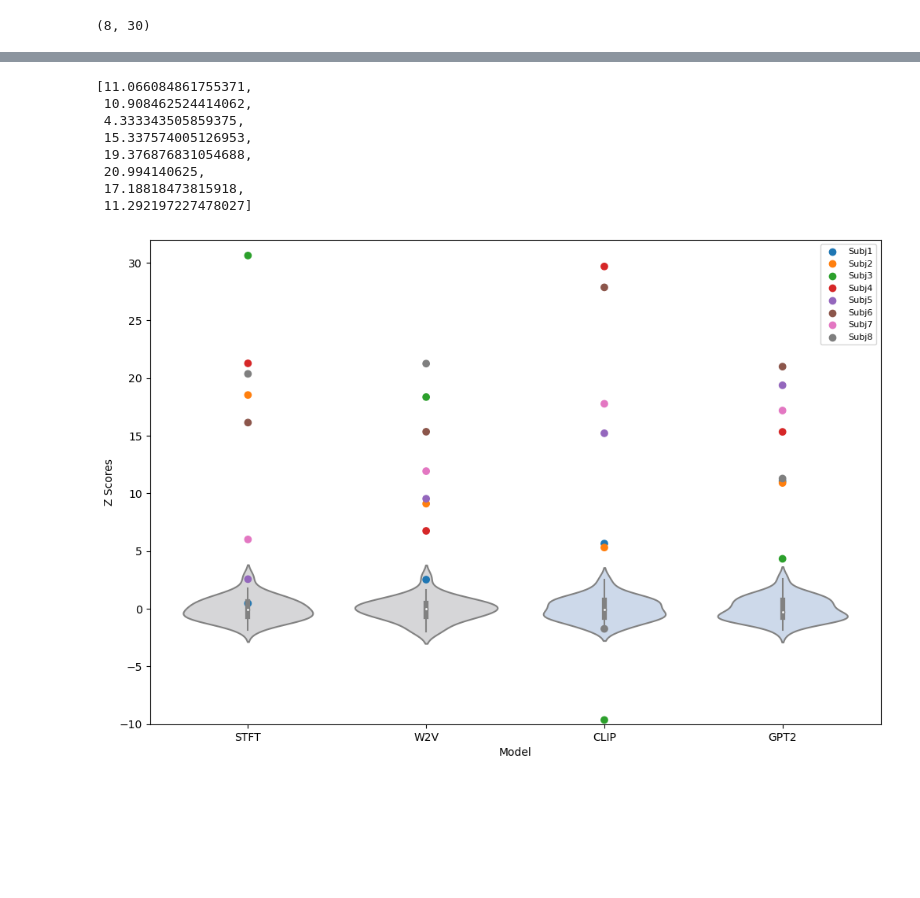
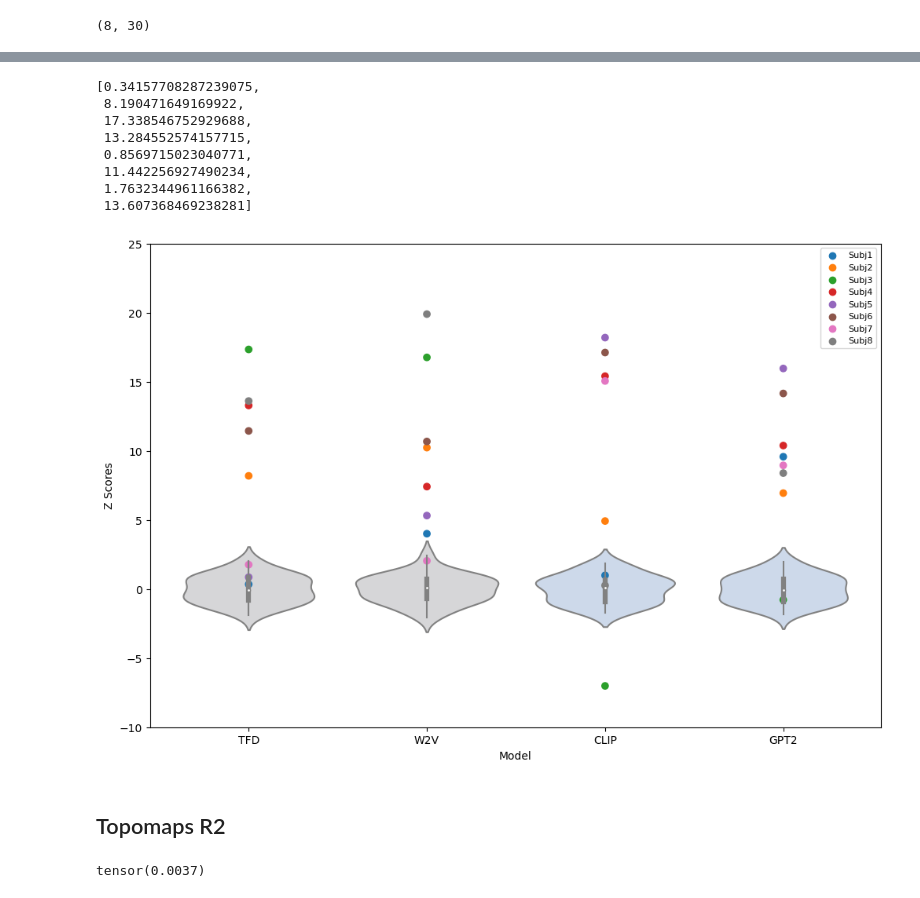
Before and after one commit to mattciff5/spect-to-meg, a Jupyter notebook: code/run_comparison2.ipynb, the cells around one changed output, grey strips where cells are left out. Saved outputs shown, nothing was run; the diff lists cells and outputs as text; code cells hidden in the pictures; blank space fills up the shorter version.

```diff
--- a/code/run_comparison2.ipynb
+++ b/code/run_comparison2.ipynb
@@ -48,6 +48,11 @@ mean_r2_complete_subj_stft = get_mean_from_subjects_metrics(df_stft, "modified_r
 mean_r2_complete_subj_w2v = get_mean_from_subjects_metrics(df_w2v, "modified_r2", "complete")
 mean_r2_complete_subj_clip = get_mean_from_subjects_metrics(df_clip, "modified_r2", "complete")
 mean_r2_complete_subj_gpt = get_mean_from_subjects_metrics(df_gpt, "modified_r2", "complete")
+# %%
+mean_pc_complete_subj_stft = get_mean_from_subjects_metrics(df_stft, "pearson_corr", "complete")
+mean_pc_complete_subj_w2v = get_mean_from_subjects_metrics(df_w2v, "pearson_corr", "complete")
+mean_pc_complete_subj_clip = get_mean_from_subjects_metrics(df_clip, "pearson_corr", "complete")
+mean_pc_complete_subj_gpt = get_mean_from_subjects_metrics(df_gpt, "pearson_corr", "complete")
 # %%
 mean_r2_complete_subj = get_mean_from_subjects_metrics(df_stft, "modified_r2", "complete")
 mean_r2_delta_subj = get_mean_from_subjects_metrics(df_stft, "modified_r2", "delta")
@@ -289,9 +337,9 @@ correlations.shape:  (208,)
 ## Violinplot
 # %%
 null_distr_clip_mean = np.mean(null_distr_clip, 1)
-null_distr_stft_mean = np.mean(null_distr_stft[0:-1], 1)
+null_distr_stft_mean = np.mean(null_distr_stft, 1)
 null_distr_gpt_mean = np.mean(null_distr_gpt, 1)
-null_distr_w2v_mean = np.mean(null_distr_w2v[0:-1], 1)
+null_distr_w2v_mean = np.mean(null_distr_w2v, 1)
 
 
 def get_mean_from_channels_metrics(df, column, band):
@@ -307,8 +355,8 @@ def get_mean_from_channels_metrics(df, column, band):
     return mean_channels
 
 
-mean_r2_complete_chann_stft = get_mean_from_channels_metrics(df_stft, "modified_r2", "complete")
-mean_r2_complete_chann_w2v = get_mean_from_channels_metrics(df_w2v, "modified_r2", "complete")
-mean_r2_complete_chann_clip = get_mean_from_channels_metrics(df_clip, "modified_r2", "complete")
-mean_r2_complete_chann_gpt = get_mean_from_channels_metrics(df_gpt, "modified_r2", "complete")
+mean_pc_complete_chann_stft = get_mean_from_channels_metrics(df_stft, "pearson_corr", "complete")
+mean_pc_complete_chann_w2v = get_mean_from_channels_metrics(df_w2v, "pearson_corr", "complete")
+mean_pc_complete_chann_clip = get_mean_from_channels_metrics(df_clip, "pearson_corr", "complete")
+mean_pc_complete_chann_gpt = get_mean_from_channels_metrics(df_gpt, "pearson_corr", "complete")
 # %%
@@ -335,23 +383,30 @@ for mod in range(num_models):
         baseline_mod.append(t)
     baseline_dist.append(baseline_mod)
 # %%
+# from scipy.stats import t
+
 z_models = []
+# z_models_t = []
 pval_models = []
 null_distr_model = [null_distr_stft_mean, null_distr_w2v_mean, null_distr_clip_mean, null_distr_gpt_mean]
-df_model_complete_chann = [mean_r2_complete_chann_stft, mean_r2_complete_chann_w2v, mean_r2_complete_chann_clip, mean_r2_complete_chann_gpt]
+df_model_complete_chann = [mean_pc_complete_chann_stft, mean_pc_complete_chann_w2v, mean_pc_complete_chann_clip, mean_pc_complete_chann_gpt]
 for mod in range(num_models):
     z = []
+    z_t_nic = []
     pval = []
     for i in range(act_subjects):
 
         media = null_distr_model[mod][i,:].mean()
         devstd = null_distr_model[mod][i,:].std()
 
-        t_st, p = ttest_1samp(null_distr_model[mod][i,:], df_model_complete_chann[mod][i])
-        t = float((df_model_complete_chann[mod][i] - media)/devstd)
-        z.append(t)
+        t_st, p = ttest_1samp(null_distr_model[mod][i,:], popmean=df_model_complete_chann[mod][i])
+        t_val = float((df_model_complete_chann[mod][i] - media)/devstd)
+        # t_values = t.ppf(1 - (p + 1e-8) / 2, 28)
+        # z_t_nic.append(t_values)
+        z.append(t_val)
         pval.append(p)
     z_models.append(z)
+    # z_models_t.append(z_t_nic)
     pval_models.append(pval)
 # %%
 choose_model = 3
@@ -385,45 +440,51 @@ print(np.std(pval_models[choose_model]))
 # %%
-z_models[3]
+z_models[choose_model]
 # %% [output]
-[11.066084861755371,
- 10.908462524414062,
- 4.333343505859375,
- 15.337574005126953,
- 19.376876831054688,
- 20.994140625,
- 17.18818473815918,
- 11.292197227478027]
+[0.34157708287239075,
+ 8.190471649169922,
+ 17.338546752929688,
+ 13.284552574157715,
+ 0.8569715023040771,
+ 11.442256927490234,
+ 1.7632344961166382,
+ 13.607368469238281]
 # %%
-model_list = ['STFT', 'W2V', 'CLIP', 'GPT2']
+model_list = ['TFD', 'W2V', 'CLIP', 'GPT2']
 all_null_distr = [val for sublist in baseline_dist for val in sublist]
 source_models = []
 for i, sublist in enumerate(baseline_dist):
     source_models.extend([model_list[i]] * len(sublist))
 data_zscore = {"Null Distr": all_null_distr, "Model": source_models}
 df_zscore = pd.DataFrame(data_zscore)
 
 colors = ['#1f77b4', '#ff7f0e', '#2ca02c', '#d62728', '#9467bd', '#8c564b','#e377c2', '#7f7f7f']
 labels = ['Subj1', 'Subj2', 'Subj3', 'Subj4', 'Subj5', 'Subj6','Subj7', 'Subj8']
-violin_model_color = {'STFT': '#d6d6d8',
+violin_model_color = {'TFD': '#d6d6d8',
                         'W2V': '#d6d6d8',
                         'CLIP': '#c8d8ef',
                         'GPT2': '#c8d8ef'}
 
 colors_tile = np.tile(colors, num_models)
 x_offsets = np.arange(len(model_list))
 x_offsets_rep = np.repeat(x_offsets, act_subjects)
 fig, ax = plt.subplots(1, 1, figsize=(12, 8))
 sns.violinplot(x="Model", y="Null Distr", data=df_zscore, ax=ax, palette=violin_model_color)
 ax.scatter(x_offsets_rep, z_models, c=colors_tile)
 
 for color, label in zip(colors, labels):
     ax.scatter([], [], c=color, label=label)
 handles, labels = ax.get_legend_handles_labels()
 ax.legend(handles, labels, loc='upper right', fontsize=8)
 
 plt.xlabel("Model")
 plt.ylabel("Z Scores")
-plt.ylim(-10, 32)
+plt.ylim(-10, 25)
 plt.show()
 # %% [output]
-[figure, old version]
+[figure, new version]
+# %% [markdown]
+## Topomaps R2
+# %%
+mean_r2_complete_subj_clip.max()
+# %% [output]
+tensor(0.0037)
```
Also changed, not shown: parts of 13 cells of this notebook, 4 other files.
